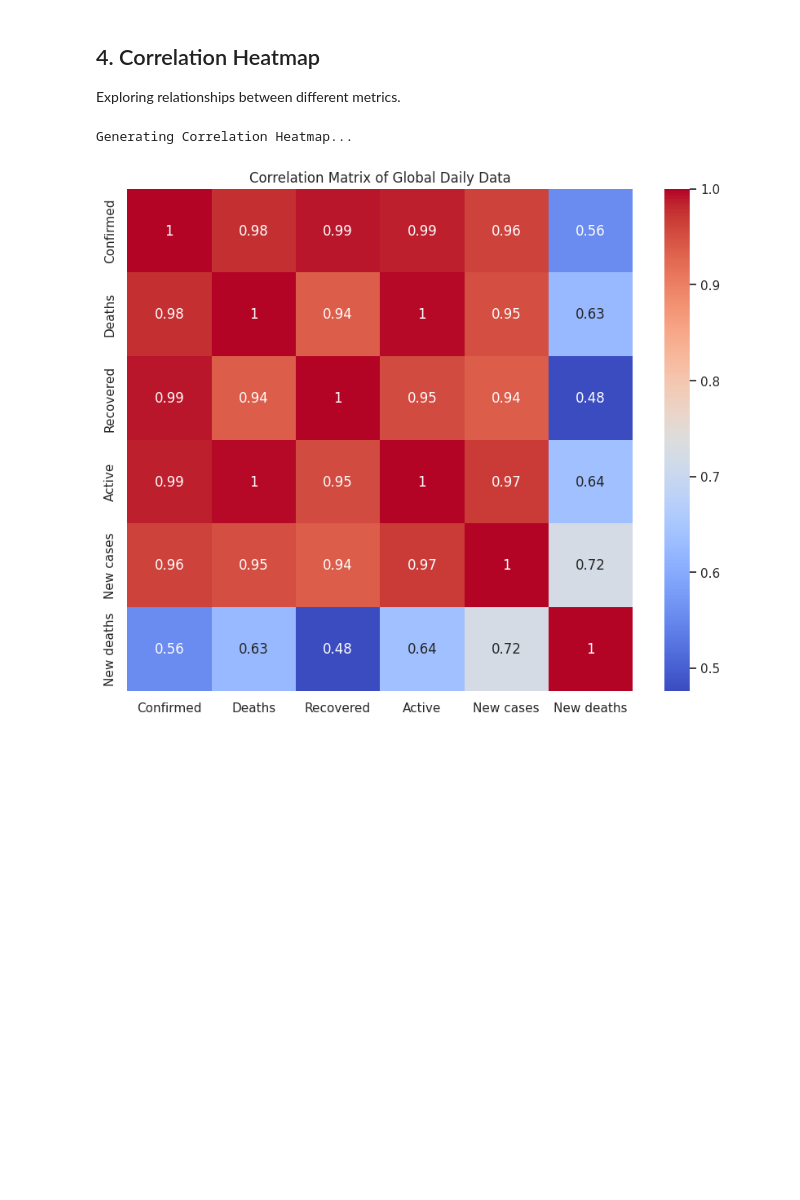
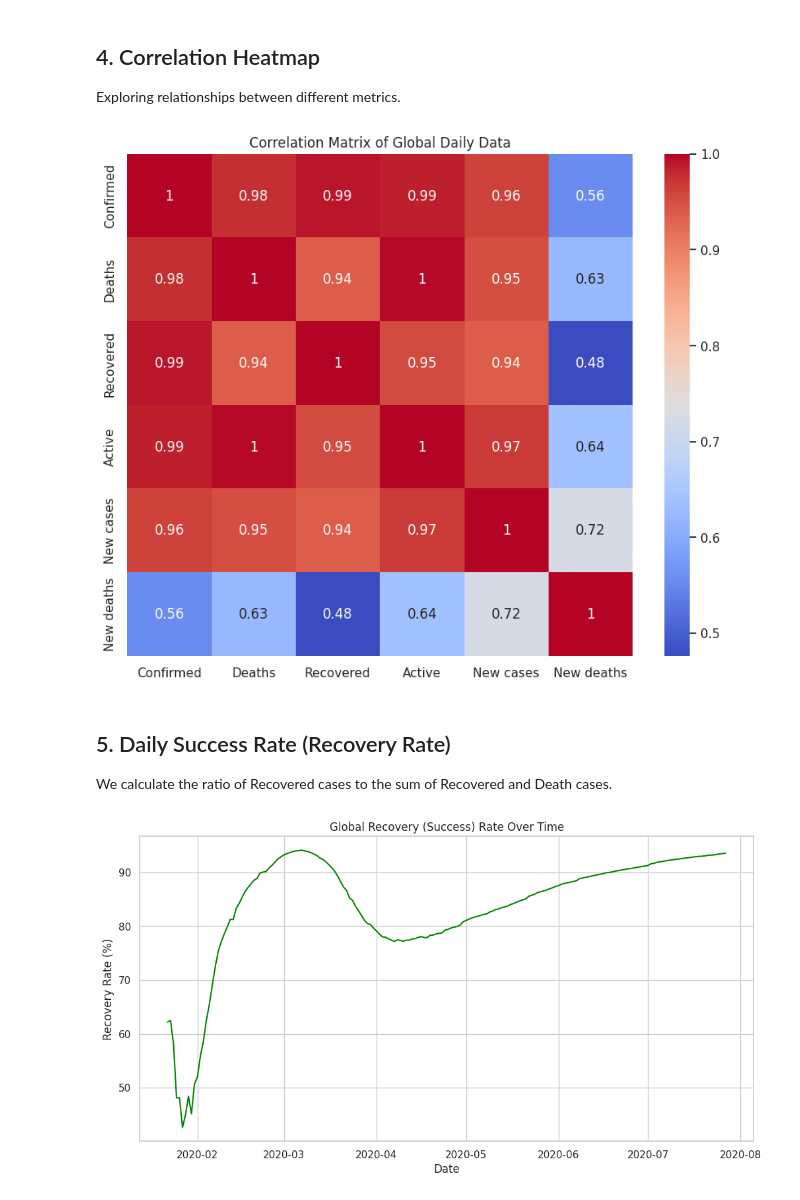
Before and after one commit to lukazuljevic/uupz_fesb, a Jupyter notebook: covid_19_analysis/02_global_analysis.ipynb, the cells around one changed output. Cells and saved outputs as stored; diff of their text form; code cells hidden in the pictures; blank space fills up the shorter version.

Commit message:
Add graphs

```diff
--- a/covid_19_analysis/02_global_analysis.ipynb
+++ b/covid_19_analysis/02_global_analysis.ipynb
@@ -57,11 +46,23 @@ Plotting Daily New Cases...
 ## 4. Correlation Heatmap
 Exploring relationships between different metrics.
 # %%
-print('Generating Correlation Heatmap...')
 plt.figure(figsize=(10, 8))
 sns.heatmap(day_wise[['Confirmed', 'Deaths', 'Recovered', 'Active', 'New cases', 'New deaths']].corr(), annot=True, cmap='coolwarm')
 plt.title('Correlation Matrix of Global Daily Data')
 plt.show()
 # %% [output]
-Generating Correlation Heatmap...
 [figure]
+# %% [markdown]
+## 5. Daily Success Rate (Recovery Rate)
+We calculate the ratio of Recovered cases to the sum of Recovered and Death cases.
+# %%
+day_wise['Recovery Rate'] = day_wise['Recovered'] / (day_wise['Recovered'] + day_wise['Deaths']) * 100
+
+plt.figure(figsize=(12, 6))
+plt.plot(day_wise['Date'], day_wise['Recovery Rate'], color='green')
+plt.title('Global Recovery (Success) Rate Over Time')
+plt.xlabel('Date')
+plt.ylabel('Recovery Rate (%)')
+plt.show()
+# %% [output]
+[figure, added]
```
Also changed, not shown: parts of 6 cells of this notebook, 2 other files.
